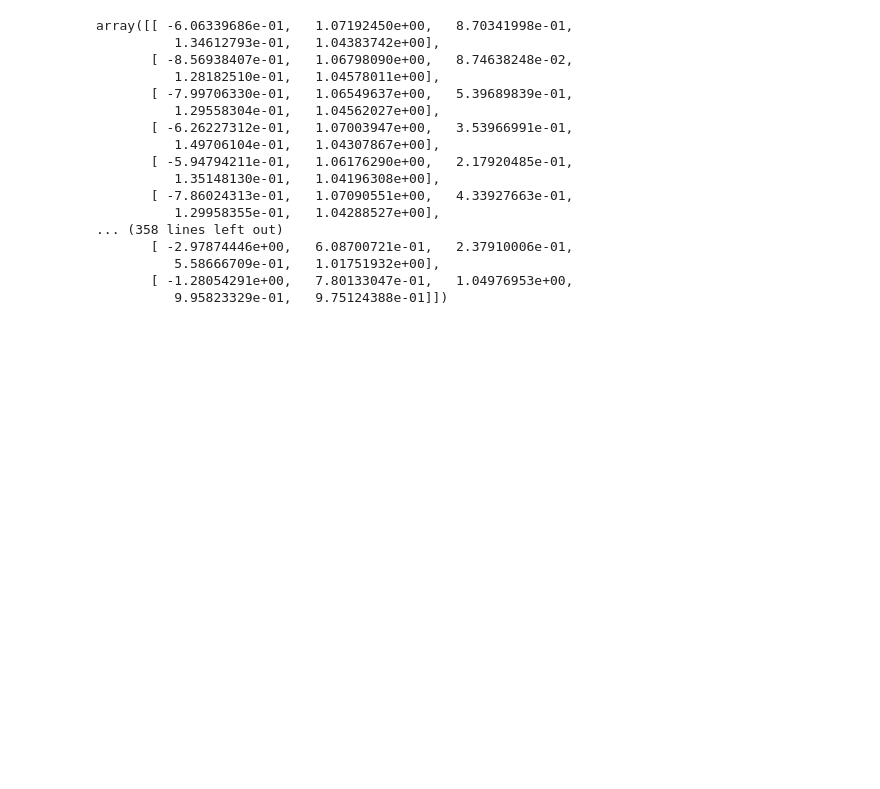
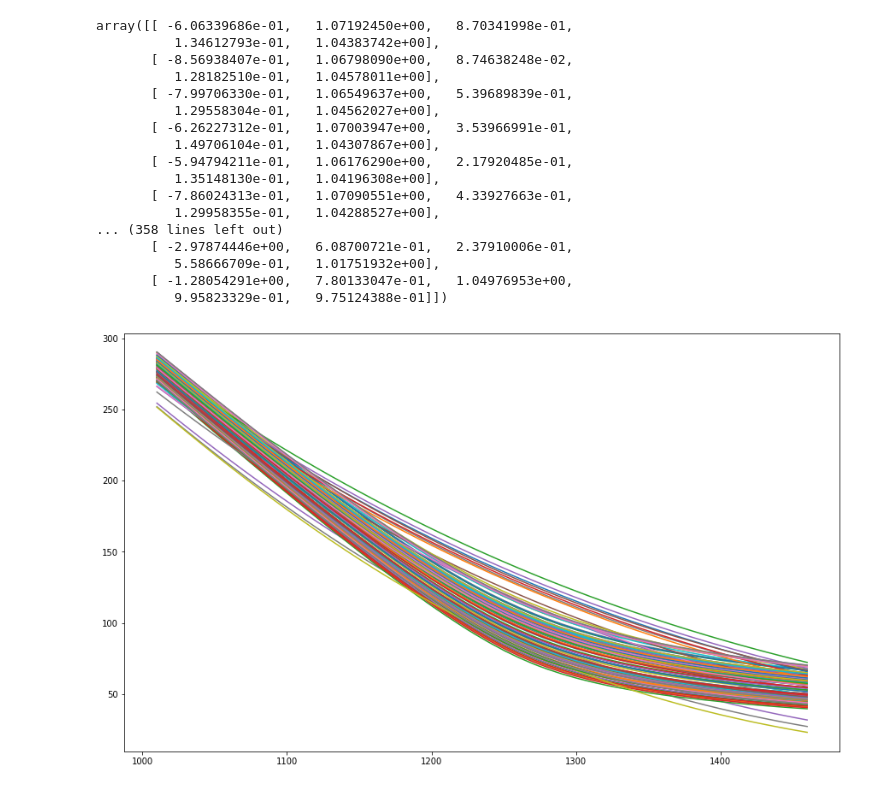
Before and after one commit to shvimas/diploma, a Jupyter notebook: notebooks/heston.ipynb, the cells around one changed output. Saved outputs shown, nothing was run; the diff lists cells and outputs as text; code cells hidden in the pictures; blank space fills up the shorter version.

```diff
--- a/notebooks/heston.ipynb
+++ b/notebooks/heston.ipynb
@@ -199,3 +214,17 @@ array([[ -6.06339686e-01,   1.07192450e+00,   8.70341998e-01,
           5.58666709e-01,   1.01751932e+00],
        [ -1.28054291e+00,   7.80133047e-01,   1.04976953e+00,
           9.95823329e-01,   9.75124388e-01]])
+# %%
+dots = dh.extract_centers(dh.get_filename(model='heston', metric='MAE', is_call=True,
+                                          from_dir='params/params_0217', best=True))
+# %%
+plots = []
+for p in dots:
+    plots.append(strikes)
+    plots.append(he.price_heston(pars=p, args=args))
+
+# plots
+# %%
+p = pl.plot(*plots)
+# %% [output]
+[figure, added]
```
Also changed, not shown: parts of 5 cells of this notebook, 11 other files.
